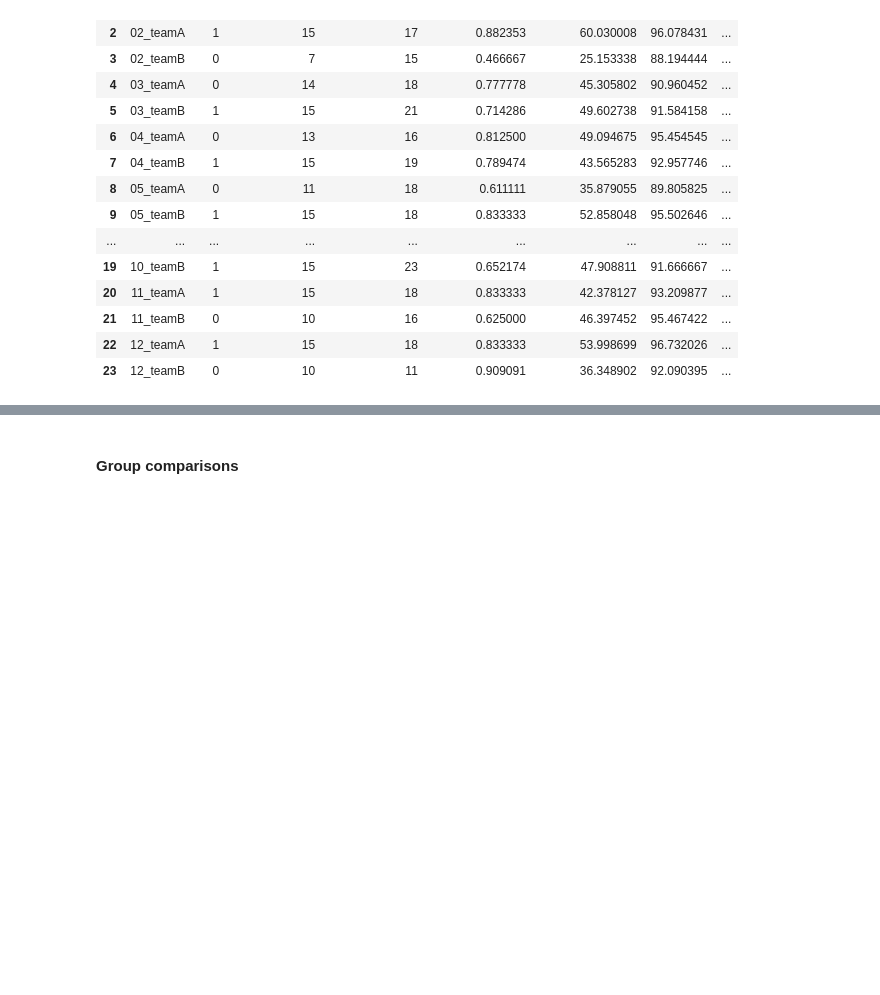
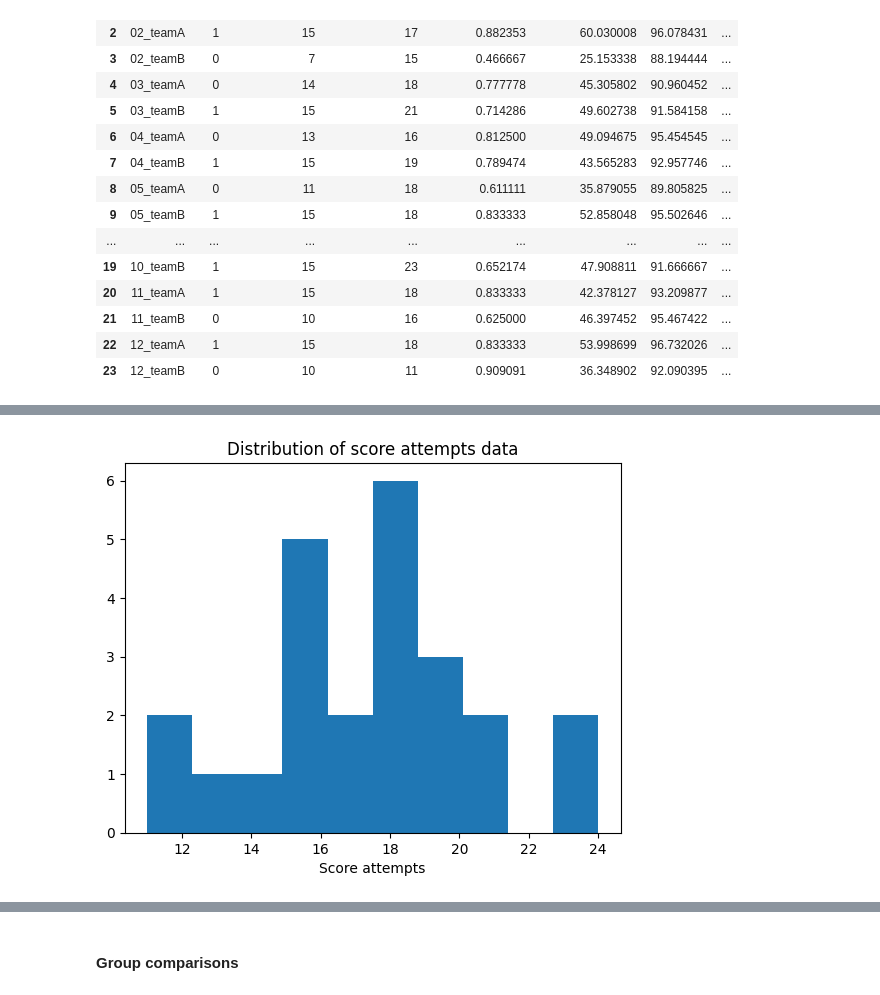
Before and after one commit to porseleyn/UF_Thesis_Analyses, a Jupyter notebook: inferential_statistics.ipynb, the cells around one changed output, grey strips where cells are left out. Drawn from its saved outputs; the diff is of its cells as text; code cells hidden in the pictures; blank space fills up the shorter version.

```diff
--- a/inferential_statistics.ipynb
+++ b/inferential_statistics.ipynb
@@ -42,0 +144,11 @@ df
+# %%
+x = df['score_attempts']
+
+plt.hist(x)
+# plt.plot(y, x)
+plt.xlabel('Score attempts')
+# plt.ylabel('Number of games')
+plt.title('Distribution of score attempts data')
+plt.show()
+# %% [output]
+[figure, added]
```
Also changed, not shown: parts of 6 cells of this notebook, 3 other files.
